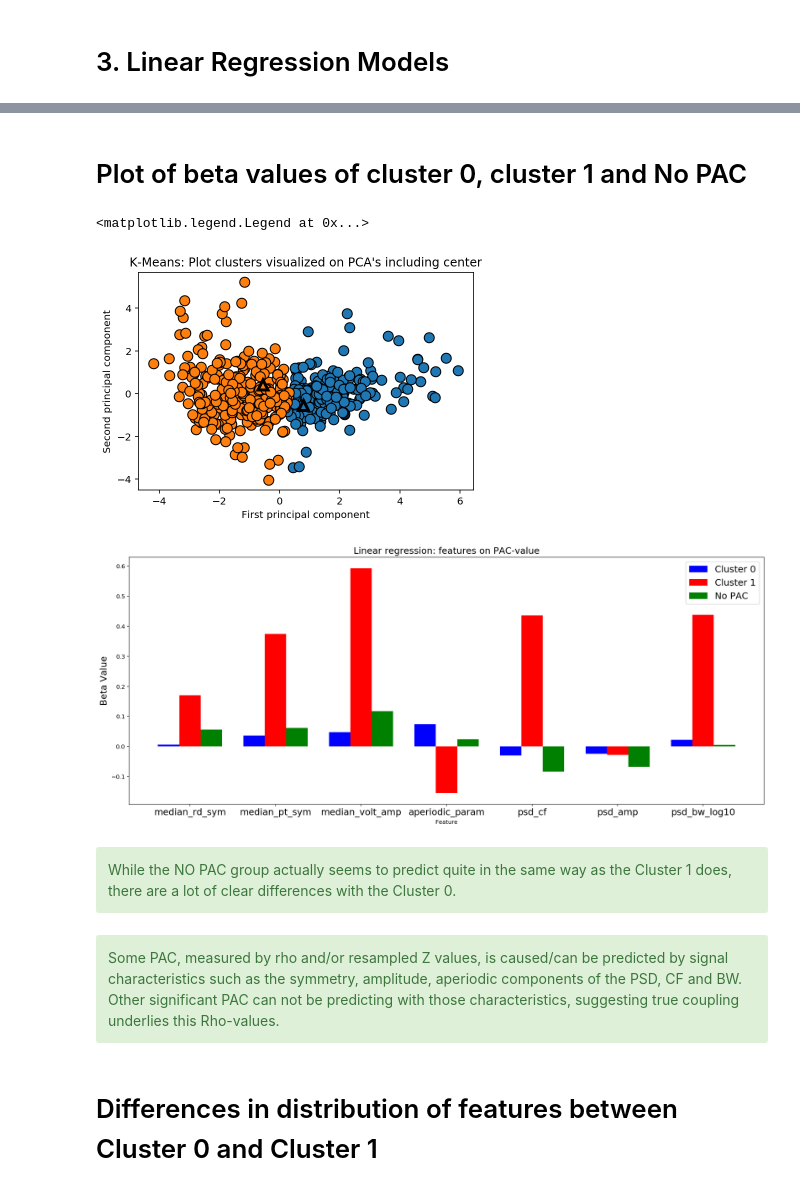
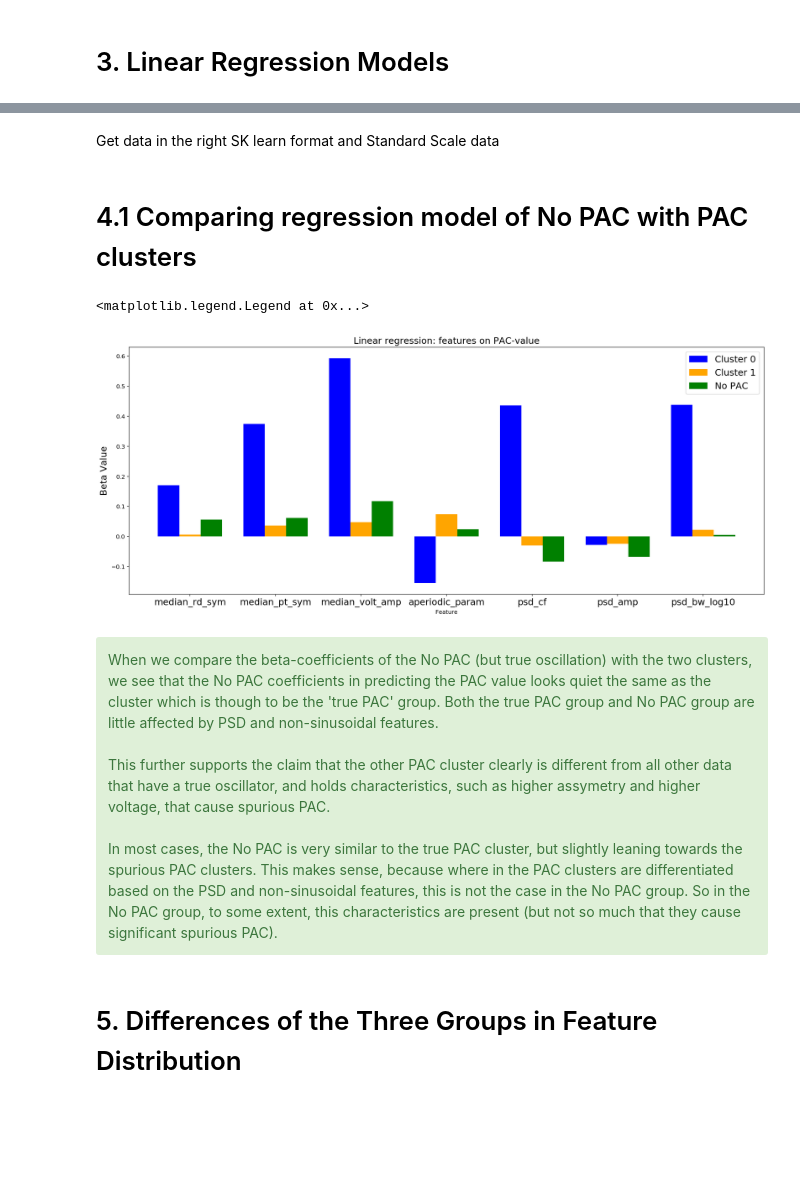
Before and after one commit to JaapVanDerAar/project_pac, a Jupyter notebook: pac_jupyter/3. Distinguishing True and Spurious PAC.ipynb, the cells around one changed output, grey strips where cells are left out. Saved outputs shown, nothing was run; the diff lists cells and outputs as text; code cells hidden in the pictures; blank space fills up the shorter version.

```diff
--- a/pac_jupyter/3. Distinguishing True and Spurious PAC.ipynb
+++ b/pac_jupyter/3. Distinguishing True and Spurious PAC.ipynb
@@ -430,3 +378,5 @@ Also, although the difference in distribution in the resampled_zval is caused by
+# %% [markdown]
+Get data in the right SK learn format and Standard Scale data
 # %%
 # first, logtransform bandwidth
 psd_bw_nopac_log10 = np.log10(psd_bw_nopac)
@@ -462,71 +412,58 @@ pac_features_nopac = np.hstack((pac_values_nopac, median_rd_sym_nopac, median_pt
 scaler = StandardScaler()
 scaler.fit(pac_features_nopac)
 X_scaled_nopac = scaler.transform(pac_features_nopac)
-# %% [markdown]
-# Plot of beta values of cluster 0, cluster 1 and No PAC
+# %% [markdown]
+# 4.1 Comparing regression model of No PAC with PAC clusters
 # %%
-# Show the K-Means on which the clustering is based again
-kmeans = KMeans(n_clusters=2)
-kmeans.fit(X_scaled)
-
-# visualize on PCA
-mglearn.discrete_scatter(X_pca[:, 0], X_pca[:, 1], kmeans.labels_, markers='o')
-mglearn.discrete_scatter(kmeans.cluster_centers_[:, 0], kmeans.cluster_centers_[:, 1], [0, 1], markers='^', markeredgewidth=3)
-plt.title('K-Means: Plot clusters visualized on PCA\'s including center')
-plt.xlabel("First principal component")
-plt.ylabel("Second principal component")
-
-features_df['Clusters'] = kmeans.labels_
-cluster_label = kmeans.labels_
-
 # regression fit
 reg_cluster0 = linear_model.LinearRegression().fit(X_cluster0, Y_cluster0)
 reg_cluster1 = linear_model.LinearRegression().fit(X_cluster1, Y_cluster1)
 
 # get X_scaled_nopac
 X_nopac = X_scaled_nopac[:,1:]
 Y_nopac = X_scaled_nopac[:,0]
 
 # linear regression
 reg_nopac = linear_model.LinearRegression().fit(X_nopac, Y_nopac)
 
 # create plot
 #fig, ax = plt.subplots()
 plt.figure(figsize=(20,8))
 index = np.arange(7)
 bar_width = 0.25
 
 rects1 = plt.bar(index, reg_cluster0.coef_, bar_width,
-color='b',
+color='blue',
 label='Cluster 0')
 
 rects2 = plt.bar(index + bar_width, reg_cluster1.coef_, bar_width,
-color='r',
+color='orange',
 label='Cluster 1')
 
 rects3 = plt.bar(index + (bar_width * 2), reg_nopac.coef_, bar_width,
-color='g',
+color='green',
 label='No PAC')
 
 plt.xlabel('Feature')
 plt.ylabel('Beta Value',fontsize=16)
 plt.title('Linear regression: features on PAC-value',fontsize=16)
 plt.xticks(index + bar_width, feature_list[1:8],fontsize=16)
 plt.legend(fontsize=16)
 # %% [output]
 <matplotlib.legend.Legend at 0x...>
-[figure, old version]
+[figure, new version]
-[figure, removed]
-# %% [markdown]
- <div class="alert alert-success">
-While the NO PAC group actually seems to predict quite in the same way as the Cluster 1 does, there are a lot of clear differences with the Cluster 0.
-    </div>
-# %% [markdown]
- <div class="alert alert-success">
-Some PAC, measured by rho and/or resampled Z values, is caused/can be predicted by signal characteristics such as the symmetry, amplitude, aperiodic components of the PSD, CF and BW. Other significant PAC can not be predicting with those characteristics, suggesting true coupling underlies this Rho-values.
-    </div>
-# %% [markdown]
-# Differences in distribution of features between Cluster 0 and Cluster 1
+# %% [markdown]
+ <div class="alert alert-success">
+When we compare the beta-coefficients of the No PAC (but true oscillation) with the two clusters, we see that the No PAC coefficients in predicting the PAC value looks quiet the same as the cluster which is though to be the 'true PAC' group. Both the true PAC group and No PAC group are little affected by PSD and non-sinusoidal features.
+<br><br>
+This further supports the claim that the other PAC cluster clearly is different from all other data that have a true oscillator, and holds characteristics, such as higher assymetry and higher voltage, that cause spurious PAC.
+<br><br>
+In most cases, the No PAC is very similar to the true PAC cluster, but slightly leaning towards the spurious PAC clusters. This makes sense, because where in the PAC clusters are differentiated based on the PSD and non-sinusoidal features, this is not the case in the No PAC group. So in the No PAC group, to some extent, this characteristics are present (but not so much that they cause significant spurious PAC).
+
+
+</div>
+# %% [markdown]
+# 5. Differences of the Three Groups in Feature Distribution
 # %%
 # manually set which columns you want to plot
 plot_list = [0,1,2,3,4,5,6,8,9]
```
Also changed, not shown: parts of 22 cells of this notebook.
